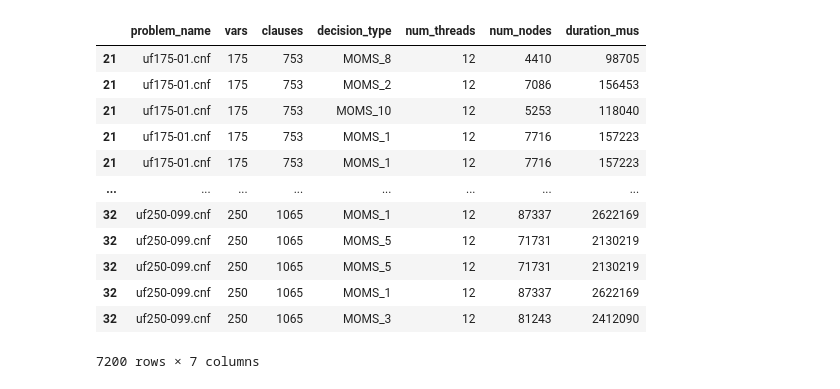
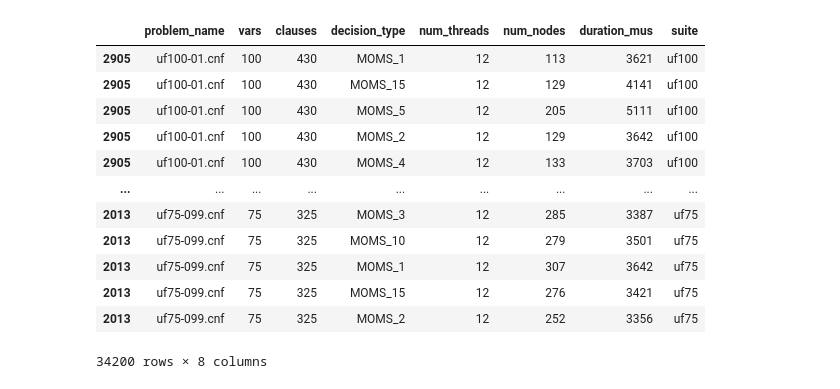
Before and after one commit to amancapy/dpll, a Jupyter notebook: analysis.ipynb, the cells around one changed output. Drawn from its saved outputs; the diff is of its cells as text; code cells hidden in the pictures.

```diff
--- a/analysis.ipynb
+++ b/analysis.ipynb
@@ -4,19 +5,20 @@ import os
 # %%
-k_dfs = [pd.read_csv(f"k_big/{fname}") for fname in os.listdir("k_big")] + [pd.read_csv(f"k_big/{fname}") for fname in os.listdir("k_big")]
+k_dfs = [pd.read_csv(f"k_big/{fname}") for fname in os.listdir("k_big")] + [pd.read_csv(f"k1-20/{fname}") for fname in os.listdir("k1-20")]
 # %%
 k_df = pd.concat(k_dfs).sort_values(["problem_name"])
+k_df["suite"] = k_df["problem_name"].apply(lambda x: x.split("-")[0])
 k_df
 # %% [output]
-|  | problem_name | vars | clauses | decision_type | num_threads | num_nodes | duration_mus |
-| 21 | uf175-01.cnf | 175 | 753 | MOMS_8 | 12 | 4410 | 98705 |
-| 21 | uf175-01.cnf | 175 | 753 | MOMS_2 | 12 | 7086 | 156453 |
-| 21 | uf175-01.cnf | 175 | 753 | MOMS_10 | 12 | 5253 | 118040 |
-| 21 | uf175-01.cnf | 175 | 753 | MOMS_1 | 12 | 7716 | 157223 |
-| 21 | uf175-01.cnf | 175 | 753 | MOMS_1 | 12 | 7716 | 157223 |
-| ... | ... | ... | ... | ... | ... | ... | ... |
-| 32 | uf250-099.cnf | 250 | 1065 | MOMS_1 | 12 | 87337 | 2622169 |
-| 32 | uf250-099.cnf | 250 | 1065 | MOMS_5 | 12 | 71731 | 2130219 |
-| 32 | uf250-099.cnf | 250 | 1065 | MOMS_5 | 12 | 71731 | 2130219 |
-| 32 | uf250-099.cnf | 250 | 1065 | MOMS_1 | 12 | 87337 | 2622169 |
-| 32 | uf250-099.cnf | 250 | 1065 | MOMS_3 | 12 | 81243 | 2412090 |
+|  | problem_name | vars | clauses | decision_type | num_threads | num_nodes | duration_mus | suite |
+| 2905 | uf100-01.cnf | 100 | 430 | MOMS_1 | 12 | 113 | 3621 | uf100 |
+| 2905 | uf100-01.cnf | 100 | 430 | MOMS_15 | 12 | 129 | 4141 | uf100 |
+| 2905 | uf100-01.cnf | 100 | 430 | MOMS_5 | 12 | 205 | 5111 | uf100 |
+| 2905 | uf100-01.cnf | 100 | 430 | MOMS_2 | 12 | 129 | 3642 | uf100 |
+| 2905 | uf100-01.cnf | 100 | 430 | MOMS_4 | 12 | 133 | 3703 | uf100 |
+| ... | ... | ... | ... | ... | ... | ... | ... | ... |
+| 2013 | uf75-099.cnf | 75 | 325 | MOMS_3 | 12 | 285 | 3387 | uf75 |
+| 2013 | uf75-099.cnf | 75 | 325 | MOMS_10 | 12 | 279 | 3501 | uf75 |
+| 2013 | uf75-099.cnf | 75 | 325 | MOMS_1 | 12 | 307 | 3642 | uf75 |
+| 2013 | uf75-099.cnf | 75 | 325 | MOMS_15 | 12 | 276 | 3421 | uf75 |
+| 2013 | uf75-099.cnf | 75 | 325 | MOMS_2 | 12 | 252 | 3356 | uf75 |
-7200 rows × 7 columns
+34200 rows × 8 columns
```
Also changed, not shown: parts of 3 cells of this notebook, 17 other files.
